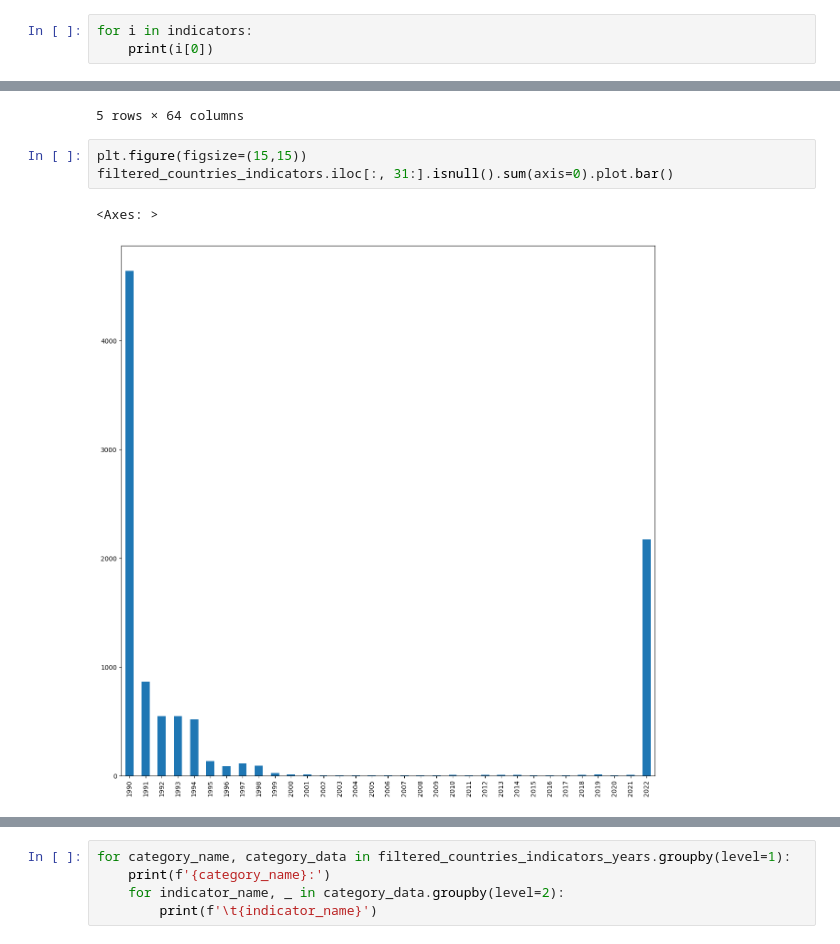
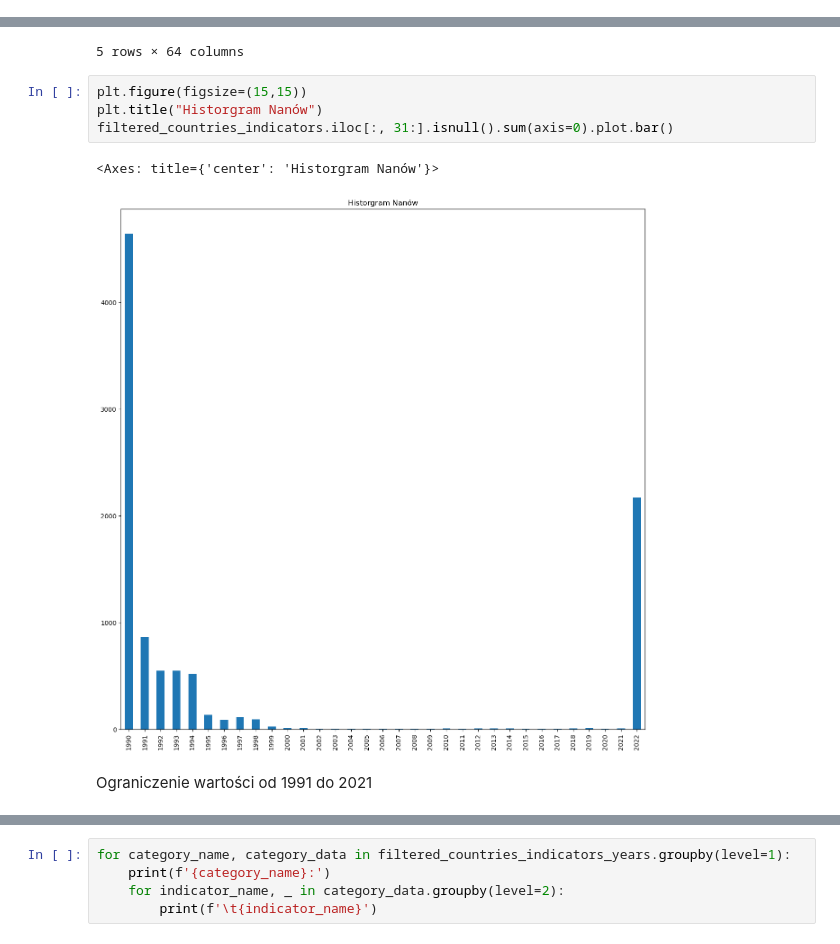
Before and after one commit to Jkm07/World_Bank_Data_Analysis, a Jupyter notebook: feature_selection.ipynb, the cells around one changed output, grey strips where cells are left out. Saved outputs shown, nothing was run; the diff lists cells and outputs as text.

```diff
--- a/feature_selection.ipynb
+++ b/feature_selection.ipynb
@@ -305,5 +300,2 @@ Length: 99, dtype: int64
 # %%
 indicators = indicators_filter[indicators_filter < 40].index.to_list()
-# %%
-for i in indicators:
-    print(i[0])
@@ -539,8 +527,11 @@ filtered_countries_indicators.head()
 5 rows × 64 columns
 # %%
 plt.figure(figsize=(15,15))
+plt.title("Historgram Nanów")
 filtered_countries_indicators.iloc[:, 31:].isnull().sum(axis=0).plot.bar()
 # %% [output]
-<Axes: >
+<Axes: title={'center': 'Historgram Nanów'}>
-[figure, old version]
+[figure, new version]
+# %% [markdown]
+Ograniczenie wartości od 1991 do 2021
 # %%
```
Also changed, not shown: parts of 56 cells of this notebook, 1 other file.
